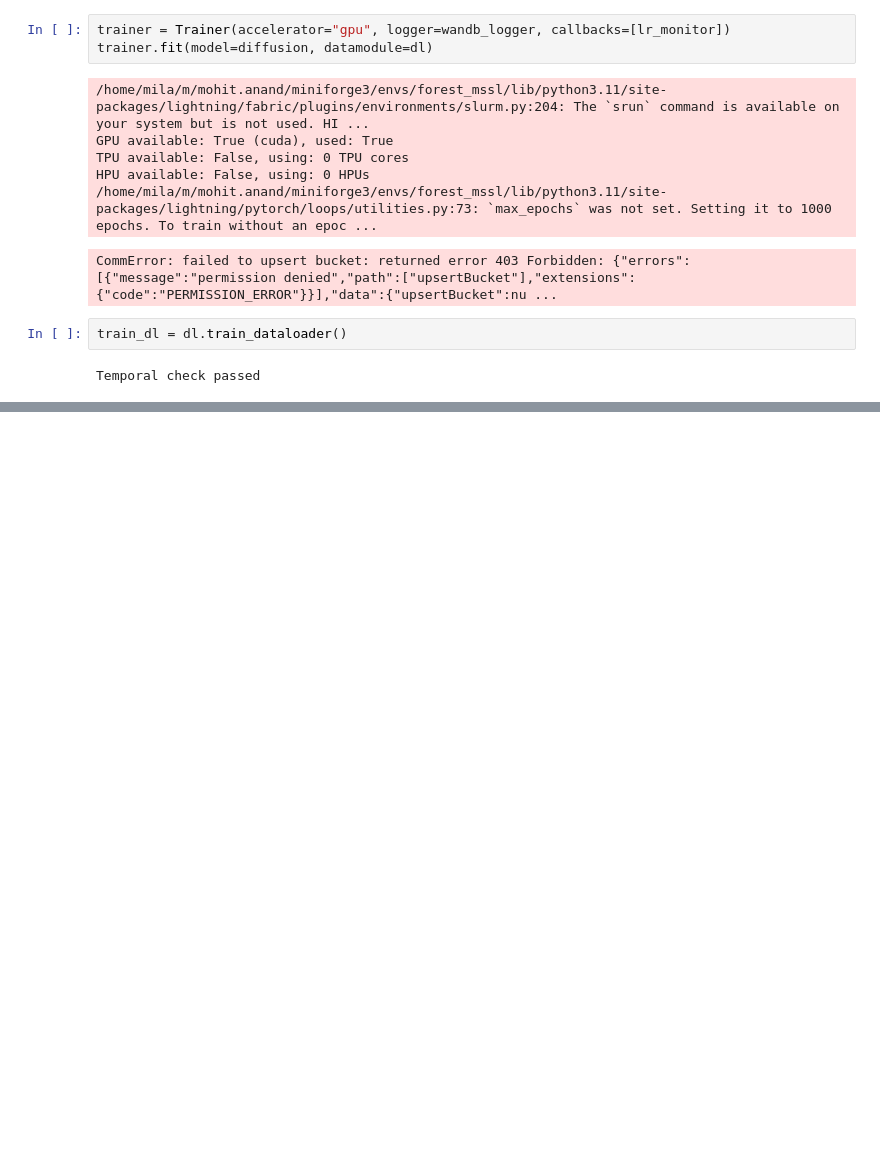
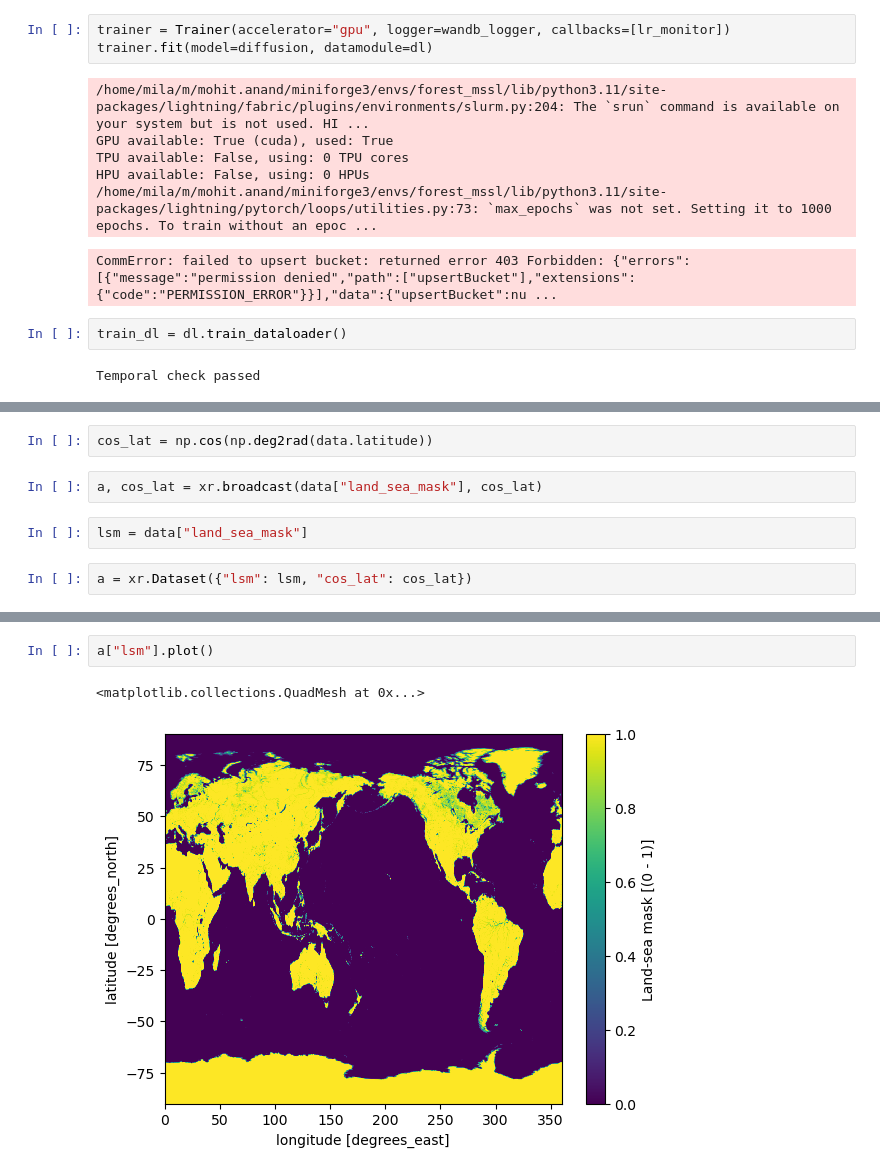
Before and after one commit to itsmohitanand/earthsphere-diffusion, a Jupyter notebook: nb_dataloder_test.ipynb, the cells around one changed output, grey strips where cells are left out. Cells and saved outputs as stored; diff of their text form; blank space fills up the shorter version.

Commit message:
added data loader with loss function

```diff
--- a/nb_dataloder_test.ipynb
+++ b/nb_dataloder_test.ipynb
@@ -141,0 +168,8 @@ torch.Size([4, 2, 720, 1440])
+# %%
+cos_lat = np.cos(np.deg2rad(data.latitude))
+# %%
+a, cos_lat = xr.broadcast(data["land_sea_mask"], cos_lat)
+# %%
+lsm = data["land_sea_mask"]
+# %%
+a = xr.Dataset({"lsm": lsm, "cos_lat": cos_lat})
@@ -141,0 +187,5 @@ torch.Size([4, 2, 720, 1440])
+# %%
+a["lsm"].plot()
+# %% [output]
+<matplotlib.collections.QuadMesh at 0x...>
+[figure, added]
```
Also changed, not shown: parts of 11 cells of this notebook, 5 other files.
